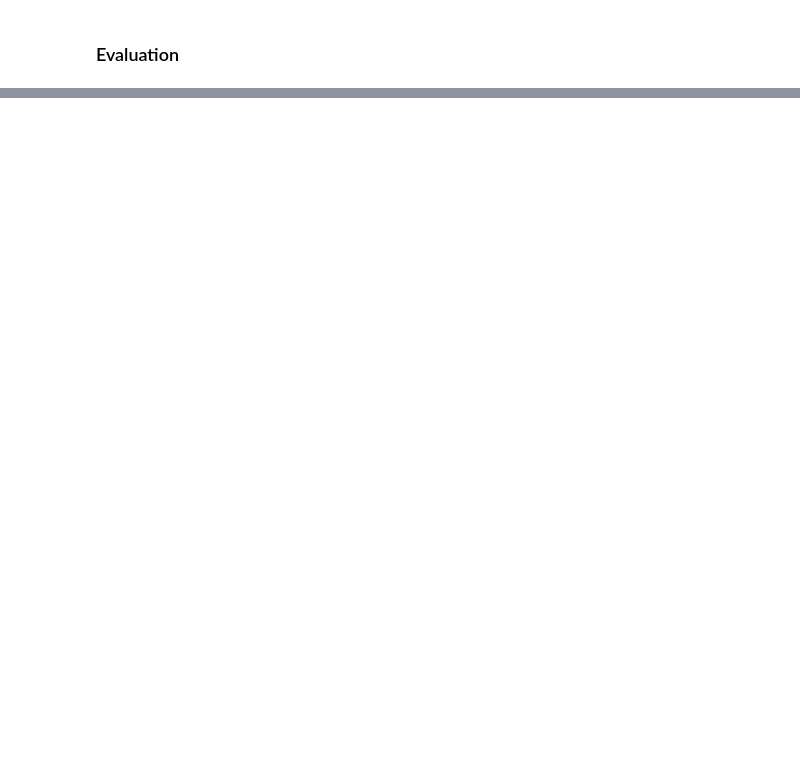
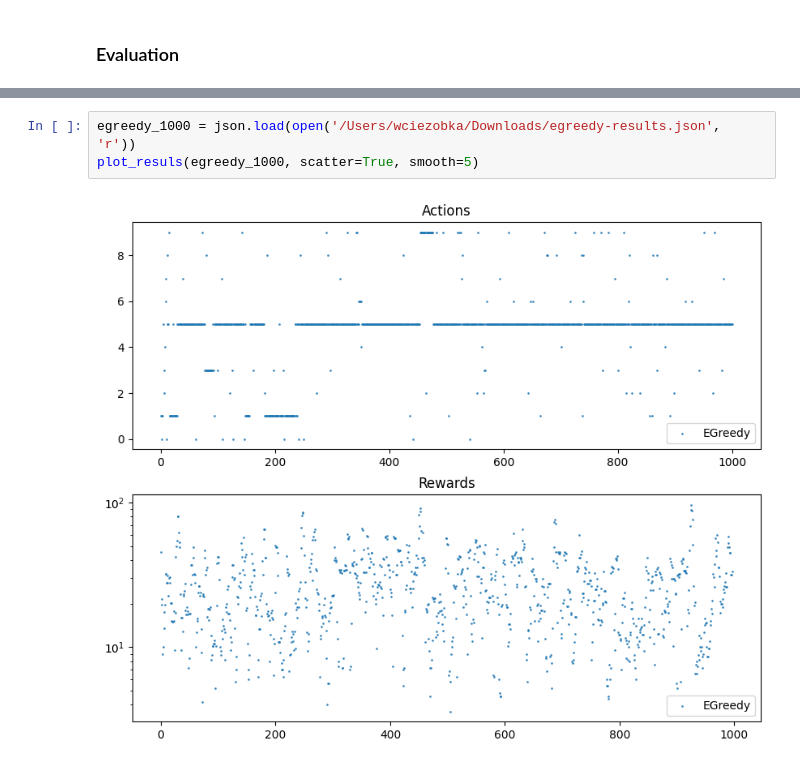
Before and after one commit to czyjtu/GUPB, a Jupyter notebook: mab-gupb.ipynb, the cells around one changed output, grey strips where cells are left out. Drawn from its saved outputs; the diff is of its cells as text; blank space fills up the shorter version.

```diff
--- a/mab-gupb.ipynb
+++ b/mab-gupb.ipynb
@@ -181,0 +190,5 @@ plot_resuls(results_loaded, scatter=False, smooth=1)
+# %%
+egreedy_1000 = json.load(open('/Users/wciezobka/Downloads/egreedy-results.json', 'r'))
+plot_resuls(egreedy_1000, scatter=True, smooth=5)
+# %% [output]
+[figure, added]
```
Also changed, not shown: parts of 6 cells of this notebook.
